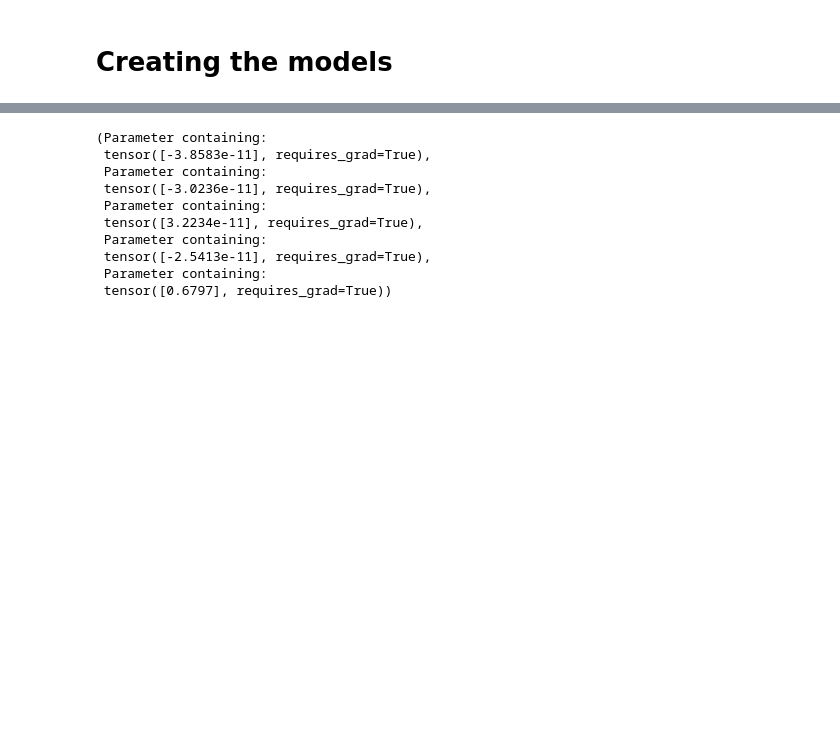
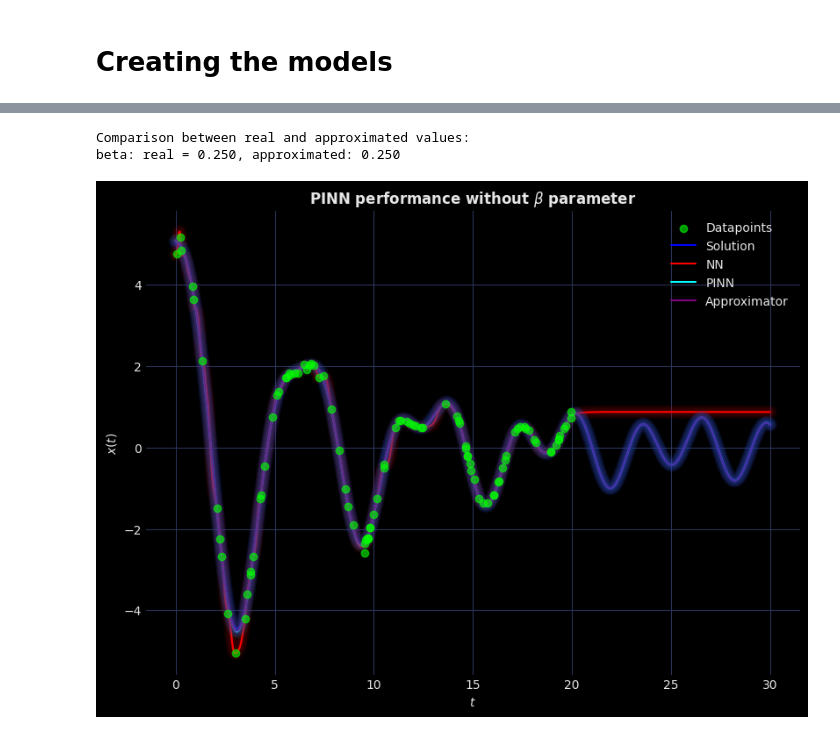
Before and after one commit to Yolonek/MachineLearningApplications, a Jupyter notebook: 8.PINN/8.1-HarmonicOscillator.ipynb, the cells around one changed output, grey strips where cells are left out. Drawn from its saved outputs; the diff is of its cells as text; code cells hidden in the pictures; blank space fills up the shorter version.

```diff
--- a/8.PINN/8.1-HarmonicOscillator.ipynb
+++ b/8.PINN/8.1-HarmonicOscillator.ipynb
@@ -208,33 +220,29 @@ with plt.style.context('cyberpunk'):
 # %%
-class OscillatorApproximator(ModularNeuralNetwork):
+class BetaApproximator(ModularNeuralNetwork):
     def __init__(self,
                  input_size: int,
                  output_size: int,
                  layer_sizes:tuple[int] = (),
                  activation_function: nn.Module = nn.Tanh()):
-        super(OscillatorApproximator, self).__init__(
+        super(BetaApproximator, self).__init__(
             input_size, output_size,
             layer_sizes=layer_sizes,
             activation_function=activation_function
         )
-        self.alpha = nn.Parameter(torch.randn(1, dtype=torch.float32), requires_grad=True)
         self.beta = nn.Parameter(torch.randn(1, dtype=torch.float32), requires_grad=True)
-        self.omega = nn.Parameter(torch.randn(1, dtype=torch.float32), requires_grad=True)
-        self.F = nn.Parameter(torch.randn(1, dtype=torch.float32), requires_grad=True)
-        self.Omega = nn.Parameter(torch.randn(1, dtype=torch.float32), requires_grad=True)
 # %%
-X = torch.tensor(datapoints['t'], dtype=torch.float32).unsqueeze(dim=1)
-y = torch.tensor(datapoints['x'], dtype=torch.float32).unsqueeze(dim=1)
-X_physics = torch.from_numpy(t_values).to(torch.float32).unsqueeze(dim=1).requires_grad_(True)
-epochs = 25000
-learning_rate = 0.0001
+X = torch.tensor(datapoints['t'], dtype=torch.float32).unsqueeze(dim=1).to(device)
+y = torch.tensor(datapoints['x'], dtype=torch.float32).unsqueeze(dim=1).to(device)
+X_physics = torch.from_numpy(t_values).to(torch.float32).unsqueeze(dim=1).requires_grad_(True).to(device)
+epochs = 75000
+learning_rate = 0.0005
 hidden_layers = 200, 200, 200
 physics_lambda = 10
-Approximator = OscillatorApproximator(
+Approximator = BetaApproximator(
     input_size=1,
     output_size=1,
     layer_sizes=hidden_layers,
-    activation_function=nn.Tanh())
+    activation_function=nn.Tanh()).to(device)
 optimizer = torch.optim.Adam(Approximator.parameters(), lr=learning_rate)
 criterion = nn.MSELoss()
 loss_array_app = np.zeros(epochs)
@@ -251,7 +259,7 @@ for epoch in range(epochs):
         dx, X_physics,
         grad_outputs=torch.ones_like(dx),
         create_graph=True)[0]
-    pde = (Approximator.omega * y_physics) + (dx * Approximator.beta) + (Approximator.alpha * dx2) - (Approximator.F * torch.cos(Approximator.Omega * X_physics))
+    pde = (y_physics * omega_val) + (dx * Approximator.beta) + dx2 - (F_val * torch.cos(Omega_val * X_physics))
     loss2 = physics_lambda * torch.mean(pde ** 2)
     loss = loss1 + loss2
     optimizer.zero_grad()
@@ -281,13 +289,21 @@ Epoch 24000, MSE Loss: 0.0007488915580324829, Physics Loss: 5.161564247167056e-1
-# %%
-Approximator.alpha, Approximator.beta, Approximator.omega, Approximator.F, Approximator.Omega
-# %% [output]
-(Parameter containing:
- tensor([-3.8583e-11], requires_grad=True),
- Parameter containing:
- tensor([-3.0236e-11], requires_grad=True),
- Parameter containing:
- tensor([3.2234e-11], requires_grad=True),
- Parameter containing:
- tensor([-2.5413e-11], requires_grad=True),
- Parameter containing:
- tensor([0.6797], requires_grad=True))
+# %%
+print(f'Comparison between real and approximated values:\n'
+      f'beta: real = {beta_val:.3f}, approximated: {Approximator.beta.item():.3f}\n')
+# %% [output]
+Comparison between real and approximated values:
+beta: real = 0.250, approximated: 0.250
+# %%
+with plt.style.context('cyberpunk'):
+    figure, axes = plt.subplots(1, 1, layout='constrained', figsize=(8, 6))
+    axes.scatter(datapoints['t'], datapoints['x'], color='lime', label='Datapoints', zorder=10, alpha=0.6)
+    axes.plot(t_values, oscillator_function(t_values), color='blue', label='Solution')
+    t_val_tensor = torch.tensor(t_values, dtype=torch.float32).unsqueeze(dim=1)
+    axes.plot(t_val_tensor, NN(t_val_tensor.cuda()).cpu().detach(), color='red', label='NN')
+    axes.plot(t_val_tensor, PINN(t_val_tensor.cuda()).cpu().detach(), color='cyan', label='PINN')
+    axes.plot(t_val_tensor, Approximator(t_val_tensor.cuda()).cpu().detach(), color='purple', label='Approximator')
+    axes.legend()
+    axes.set(xlabel='$t$', ylabel='$x(t)$',
+             title=f'PINN performance without $\\beta$ parameter')
+    enhance_plot(figure, axes, glow=True)
+# %% [output]
+[figure, added]
```
Also changed, not shown: parts of 18 cells of this notebook.
